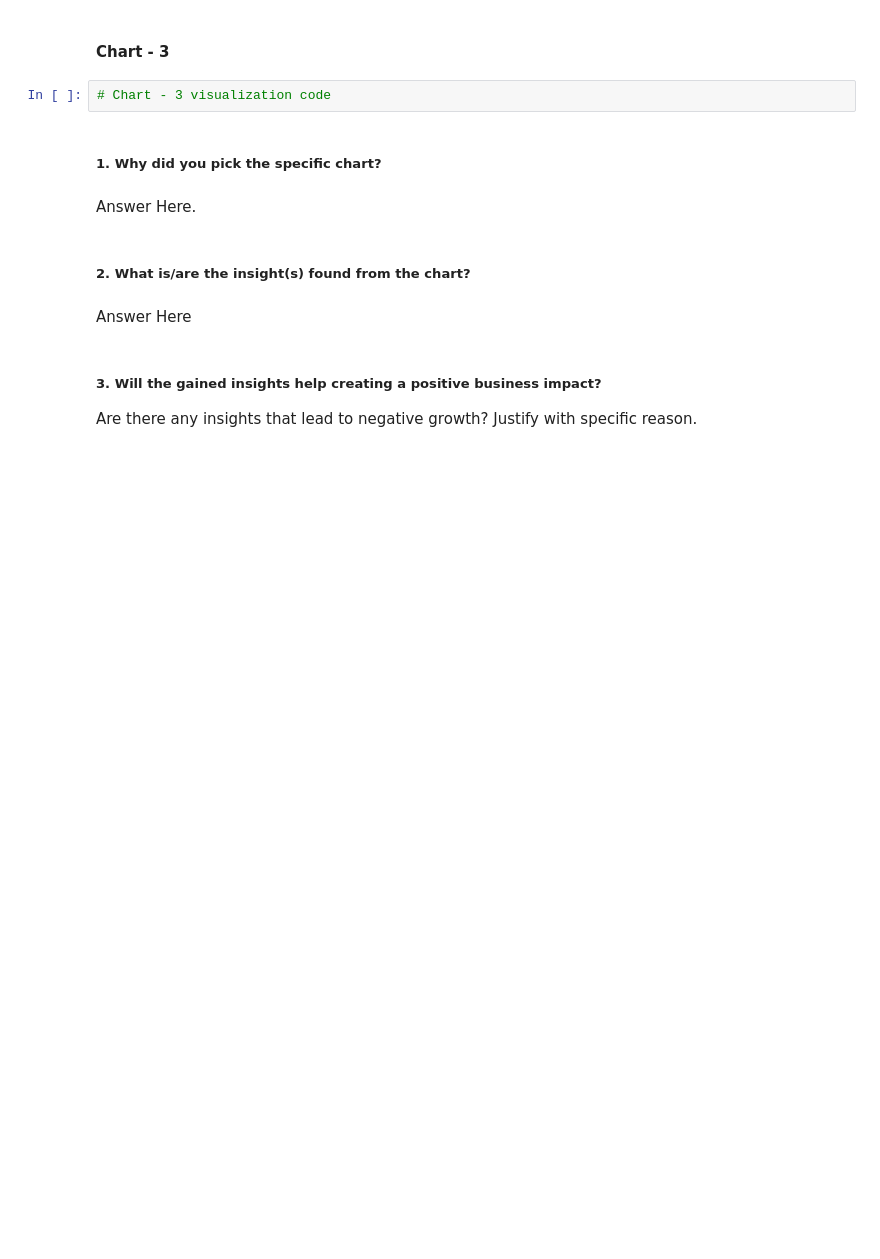
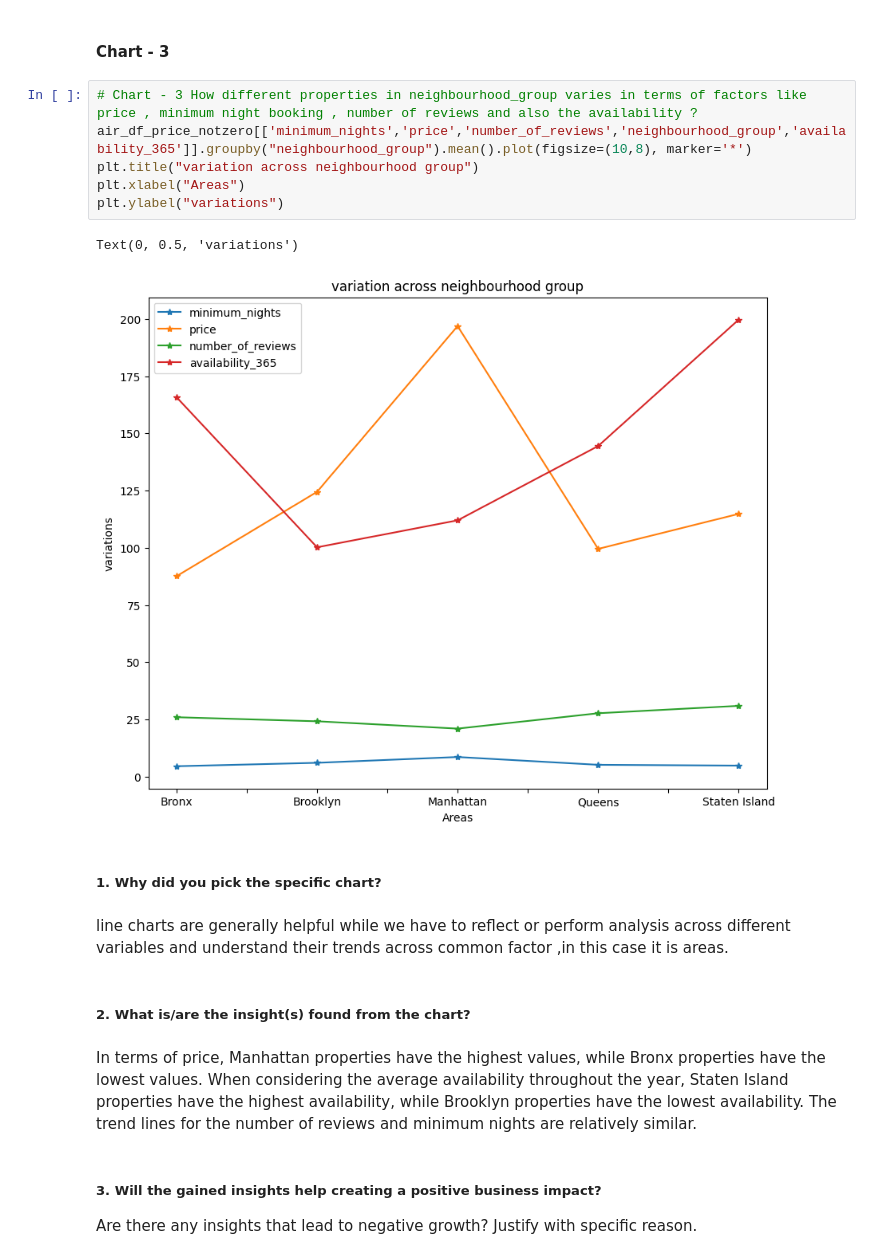
Before and after one commit to Vaibhav1258/AirBnb-Eda-Analysis, a Jupyter notebook: Airbnb_eda_analysis.ipynb, the cells around one changed output. Cells and saved outputs as stored; diff of their text form; blank space fills up the shorter version.

```diff
--- a/Airbnb_eda_analysis.ipynb
+++ b/Airbnb_eda_analysis.ipynb
@@ -363,15 +385,24 @@ Answer Here
 # %% [markdown]
 #### Chart - 3
-# %%
-# Chart - 3 visualization code
+# %%
+# Chart - 3 How different properties in neighbourhood_group varies in terms of factors like price , minimum night booking , number of reviews and also the availability ?
+air_df_price_notzero[['minimum_nights','price','number_of_reviews','neighbourhood_group','availability_365']].groupby("neighbourhood_group").mean().plot(figsize=(10,8), marker='*')
+plt.title("variation across neighbourhood group")
+plt.xlabel("Areas")
+plt.ylabel("variations")
+# %% [output]
+Text(0, 0.5, 'variations')
+[figure, added]
 # %% [markdown]
 ##### 1. Why did you pick the specific chart?
-# %% [markdown]
-Answer Here.
+# %% [markdown]
+line charts are generally helpful while we have to reflect or perform analysis across different variables and understand their trends across common factor ,in this case it is areas.
 # %% [markdown]
 ##### 2. What is/are the insight(s) found from the chart?
-# %% [markdown]
-Answer Here
+# %% [markdown]
+In terms of price, Manhattan properties have the highest values, while Bronx properties have the lowest values.
+When considering the average availability throughout the year, Staten Island properties have the highest availability, while Brooklyn properties have the lowest availability.
+The trend lines for the number of reviews and minimum nights are relatively similar.
 # %% [markdown]
 ##### 3. Will the gained insights help creating a positive business impact?
 Are there any insights that lead to negative growth? Justify with specific reason.
```
Also changed, not shown: parts of 22 cells of this notebook.
